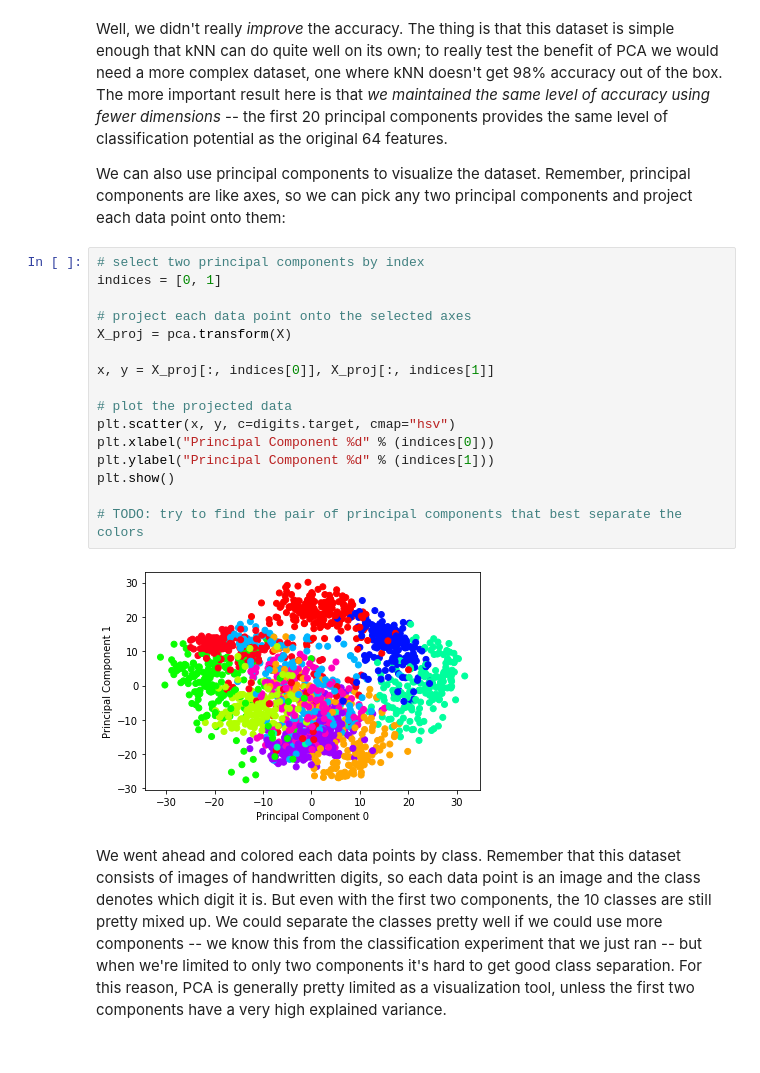
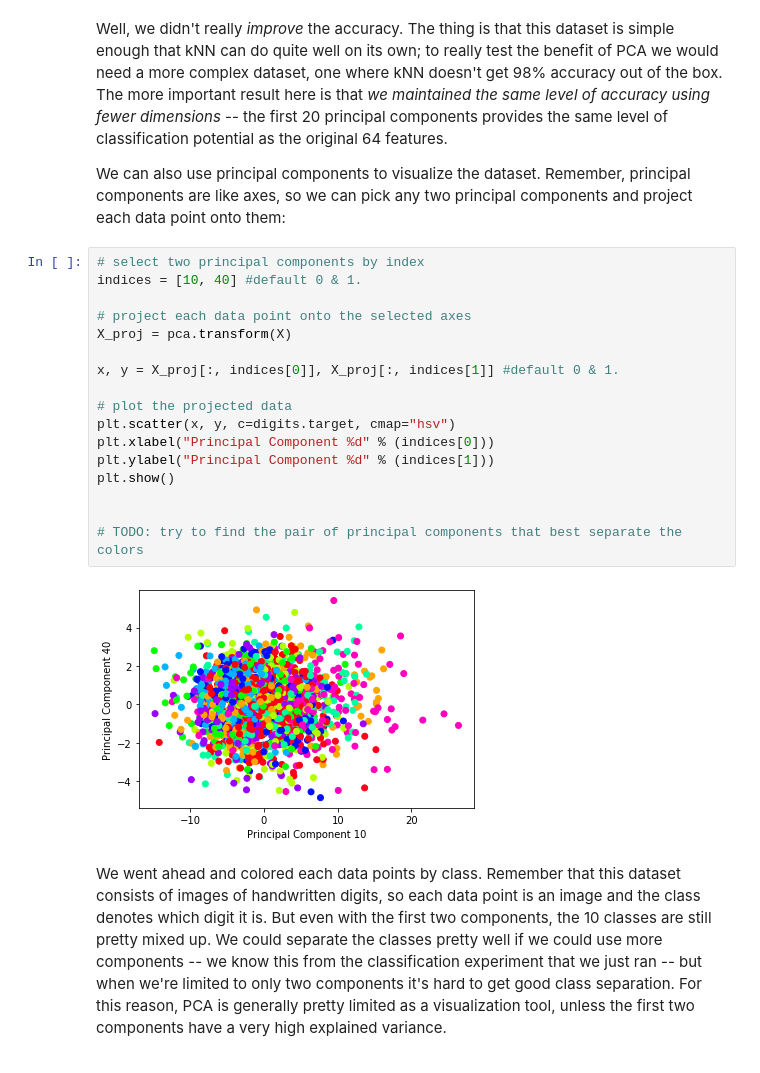
Before and after one commit to Kur1su0/BigDataAndDL, a Jupyter notebook: unsupervised-learning.ipynb, the cells around one changed output. Cells and saved outputs as stored; diff of their text form.

```diff
--- a/unsupervised-learning.ipynb
+++ b/unsupervised-learning.ipynb
@@ -327,22 +327,23 @@ Well, we didn't really _improve_ the accuracy. The thing is that this dataset is
 We can also use principal components to visualize the dataset. Remember, principal components are like axes, so we can pick any two principal components and project each data point onto them:
 # %%
 # select two principal components by index
-indices = [0, 1]
+indices = [10, 40] #default 0 & 1.
 
 # project each data point onto the selected axes
 X_proj = pca.transform(X)
 
-x, y = X_proj[:, indices[0]], X_proj[:, indices[1]]
+x, y = X_proj[:, indices[0]], X_proj[:, indices[1]] #default 0 & 1.
 
 # plot the projected data
 plt.scatter(x, y, c=digits.target, cmap="hsv")
 plt.xlabel("Principal Component %d" % (indices[0]))
 plt.ylabel("Principal Component %d" % (indices[1]))
 plt.show()
 
+
 # TODO: try to find the pair of principal components that best separate the colors
 # %% [output]
-[figure, old version]
+[figure, new version]
 # %% [markdown]
 We went ahead and colored each data points by class. Remember that this dataset consists of images of handwritten digits, so each data point is an image and the class denotes which digit it is. But even with the first two components, the 10 classes are still pretty mixed up. We could separate the classes pretty well if we could use more components -- we know this from the classification experiment that we just ran -- but when we're limited to only two components it's hard to get good class separation. For this reason, PCA is generally pretty limited as a visualization tool, unless the first two components have a very high explained variance.
 
```
Also changed, not shown: parts of 6 cells of this notebook, 1 other file.
